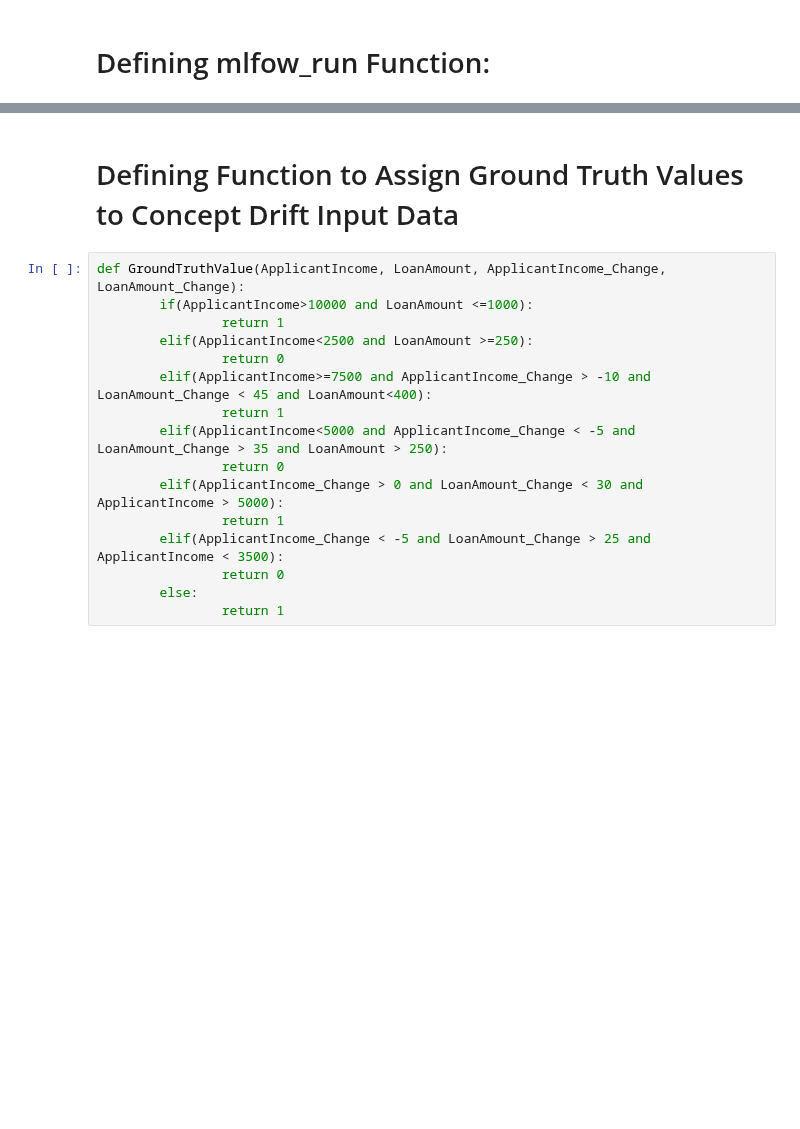
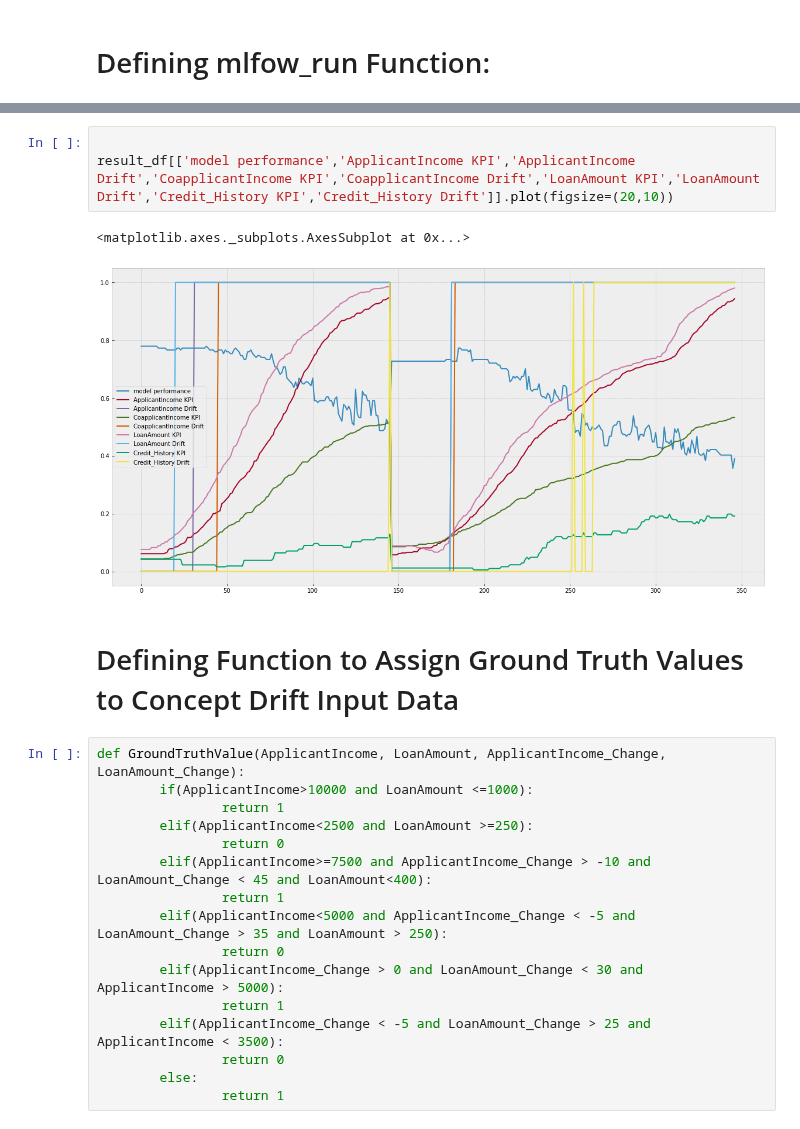
Before and after one commit to dolmani38/drift, a Jupyter notebook: Monitoring Data and Model Drift in your MLOps pipeline_수정2.ipynb, the cells around one changed output, grey strips where cells are left out. Saved outputs shown, nothing was run; the diff lists cells and outputs as text; blank space fills up the shorter version.

```diff
--- a/Monitoring Data and Model Drift in your MLOps pipeline_수정2.ipynb
+++ b/Monitoring Data and Model Drift in your MLOps pipeline_수정2.ipynb
@@ -232,3 +381,9 @@ def create_mlflow_run():
+# %%
+
+result_df[['model performance','ApplicantIncome KPI','ApplicantIncome Drift','CoapplicantIncome KPI','CoapplicantIncome Drift','LoanAmount KPI','LoanAmount Drift','Credit_History KPI','Credit_History Drift']].plot(figsize=(20,10))
+# %% [output]
+<matplotlib.axes._subplots.AxesSubplot at 0x...>
+[figure, added]
 # %% [markdown]
 # Defining Function to Assign Ground Truth Values to Concept Drift Input Data
 # %%
```
Also changed, not shown: parts of 11 cells of this notebook.
